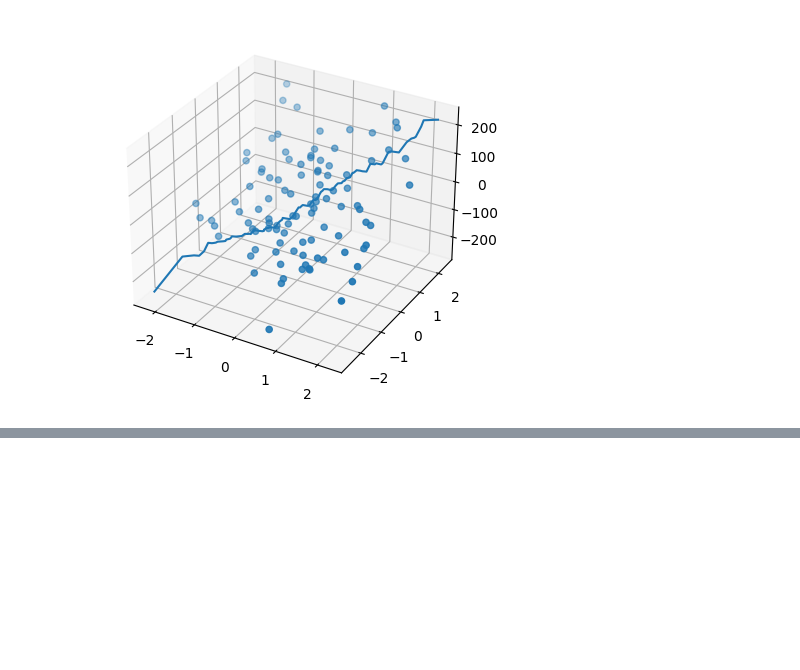
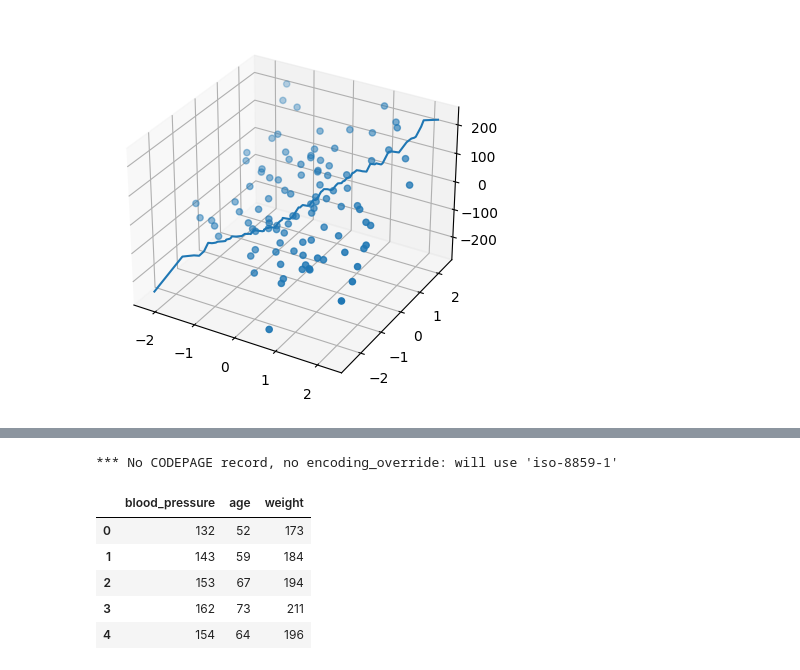
Before and after one commit to SuddhaswattaMaityUK/linear-regression, a Jupyter notebook: LinearRegression.ipynb, the cells around one changed output, grey strips where cells are left out. Cells and saved outputs as stored; diff of their text form; code cells hidden in the pictures; blank space fills up the shorter version.

```diff
--- a/LinearRegression.ipynb
+++ b/LinearRegression.ipynb
@@ -289,0 +304,13 @@ Systolic Blood Pressure
+# %%
+df = pd.read_excel('mlr02.xls',engine='xlrd',names=['blood_pressure','age','weight'])
+# %% [output]
+*** No CODEPAGE record, no encoding_override: will use 'iso-8859-1'
+# %%
+df.head()
+# %% [output]
+|  | blood_pressure | age | weight |
+| 0 | 132 | 52 | 173 |
+| 1 | 143 | 59 | 184 |
+| 2 | 153 | 67 | 194 |
+| 3 | 162 | 73 | 211 |
+| 4 | 154 | 64 | 196 |
```
Also changed, not shown: parts of 19 cells of this notebook.
